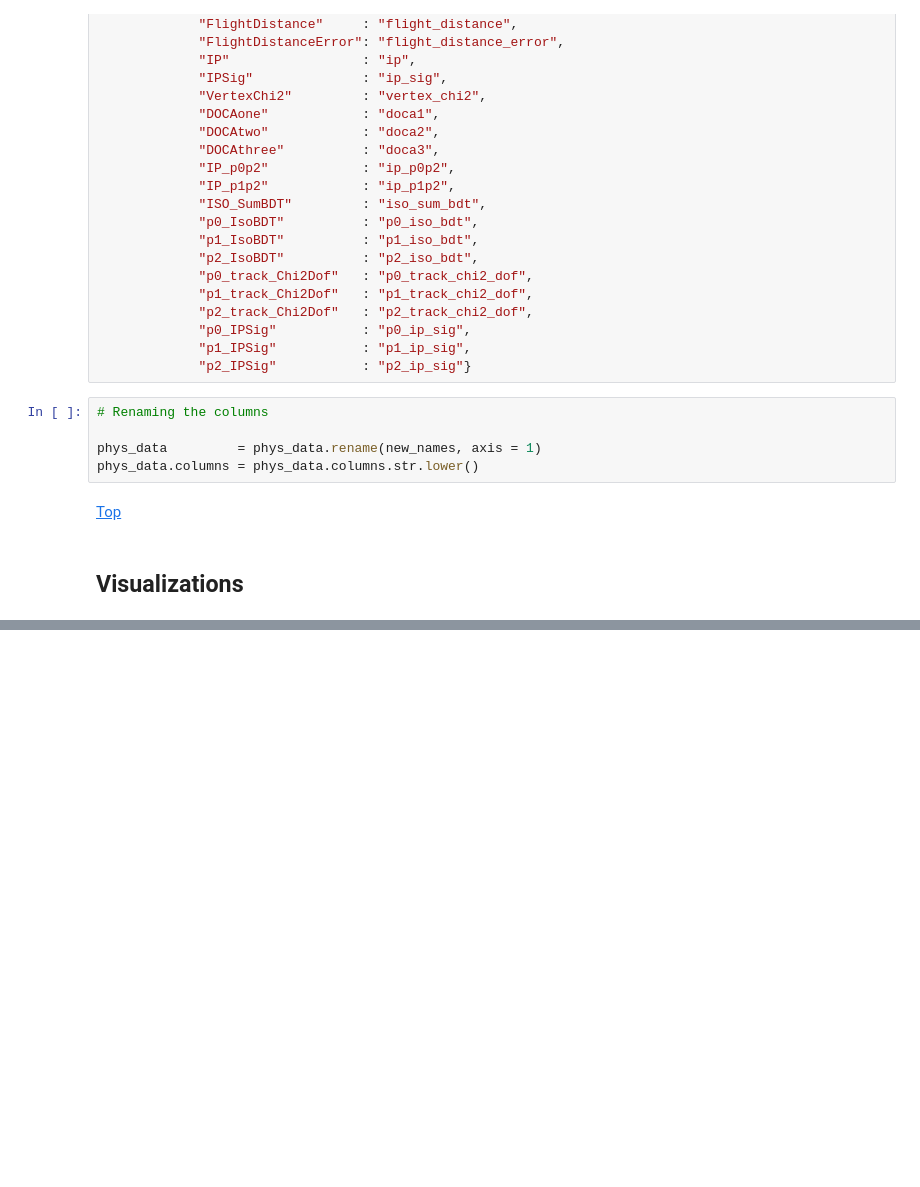
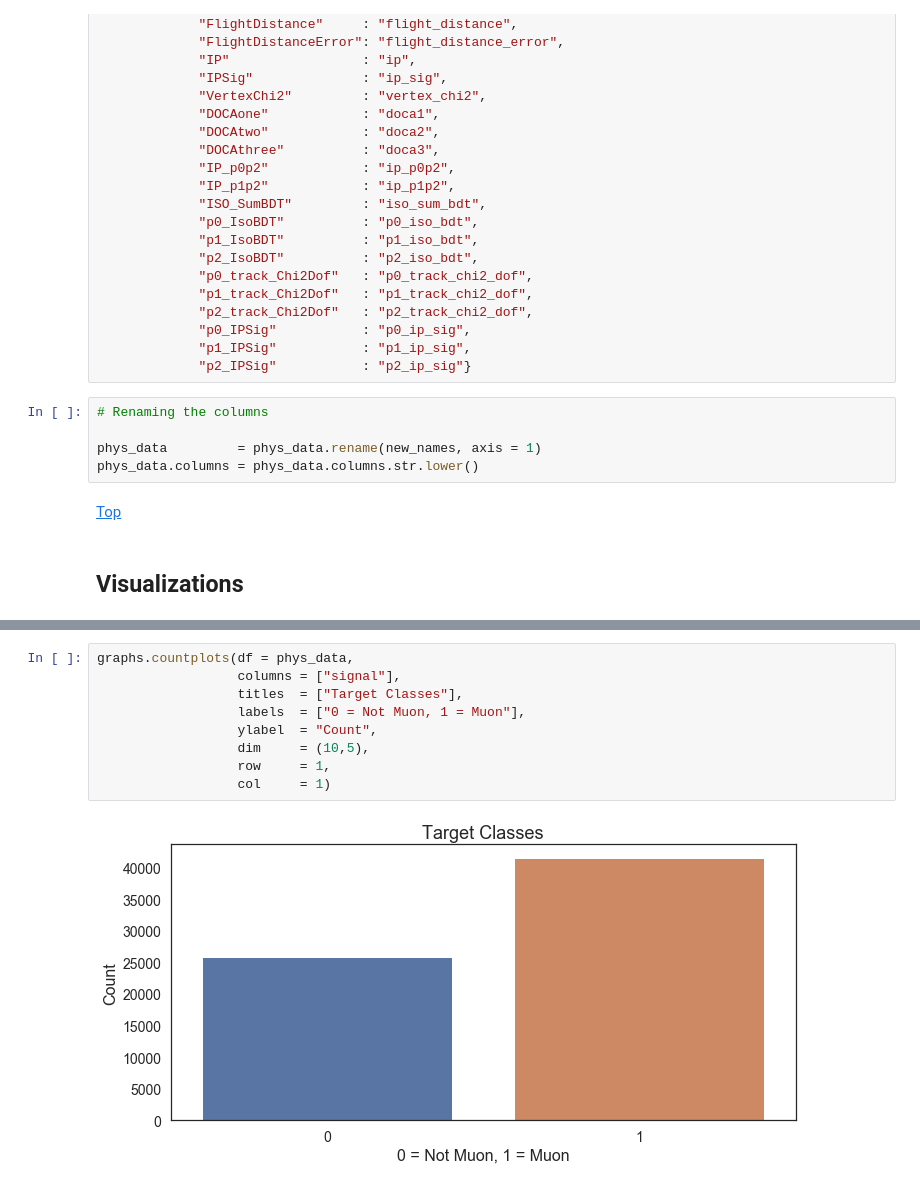
Before and after one commit to a-bergman/Flavors_Of_Physics, a Jupyter notebook: Code/Exploration & Visualizations.ipynb, the cells around one changed output, grey strips where cells are left out. Cells and saved outputs as stored; diff of their text form; blank space fills up the shorter version.

```diff
--- a/Code/Exploration & Visualizations.ipynb
+++ b/Code/Exploration & Visualizations.ipynb
@@ -208,0 +207,11 @@ Index(['id', 'life_time', 'dira', 'flight_distance', 'flight_distance_error',
+# %%
+graphs.countplots(df = phys_data,
+                  columns = ["signal"],
+                  titles  = ["Target Classes"],
+                  labels  = ["0 = Not Muon, 1 = Muon"],
+                  ylabel  = "Count",
+                  dim     = (10,5),
+                  row     = 1,
+                  col     = 1)
+# %% [output]
+[figure, added]
```
Also changed, not shown: parts of 23 cells of this notebook.
